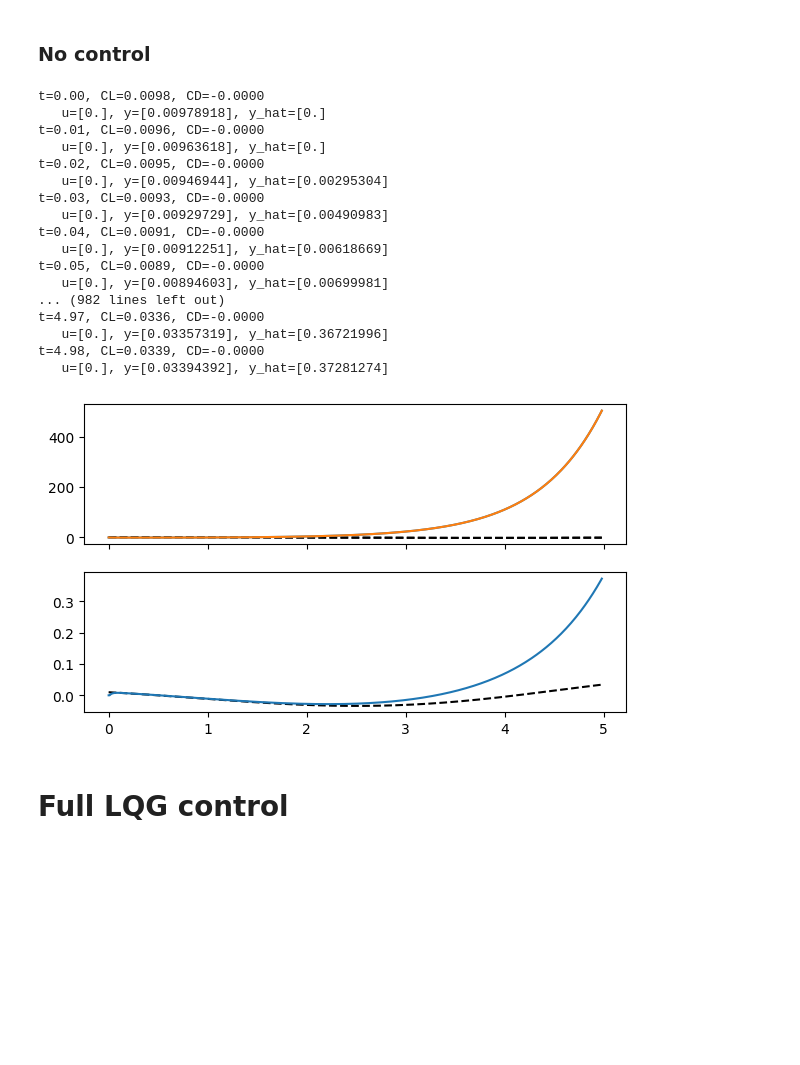
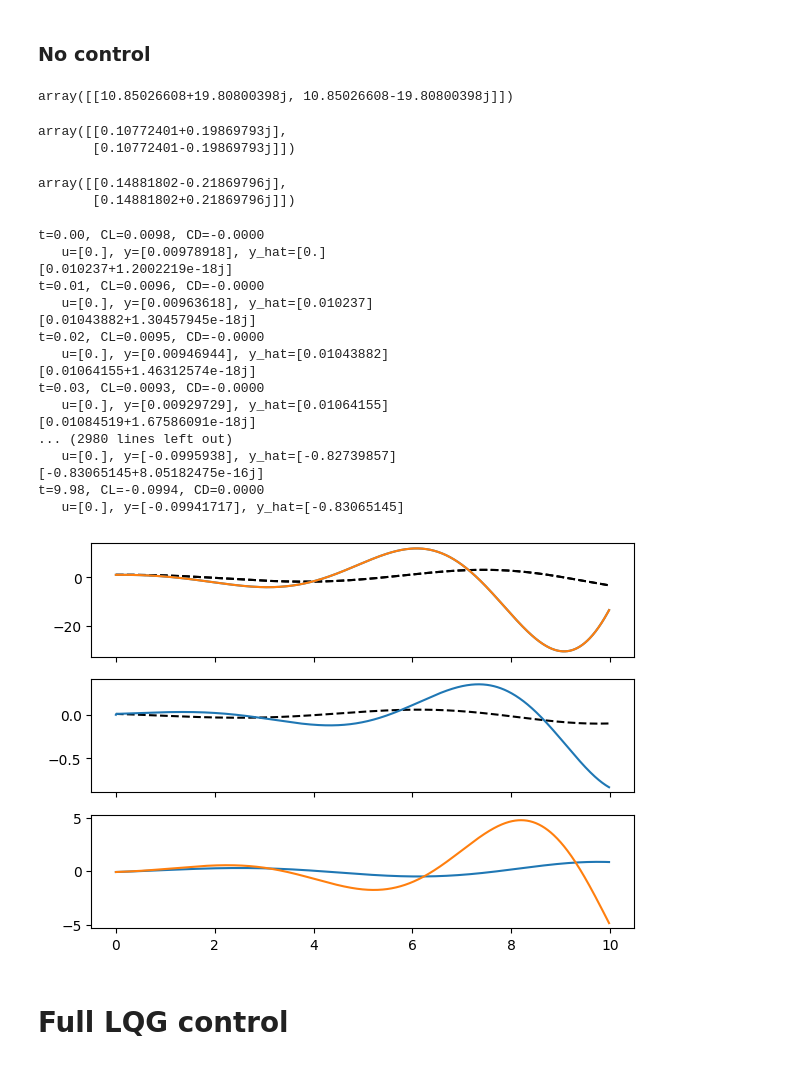
Before and after one commit to dynamicslab/hydrogym, a Jupyter notebook: examples/cylinder/model_reduction/global_proj.ipynb, the cells around one changed output. Drawn from its saved outputs; the diff is of its cells as text; code cells hidden in the pictures; blank space fills up the shorter version.

```diff
--- a/examples/cylinder/model_reduction/global_proj.ipynb
+++ b/examples/cylinder/model_reduction/global_proj.ipynb
@@ -693,6 +693,40 @@ C_kf = C_hat
 D_kf = D_hat
 # %% [markdown]
 ### No control
+# %%
+# Kalman filter
+L = np.zeros_like(C_hat.T)
+Rf = np.eye(p)
+Pf = linalg.solve_continuous_are(A_hat[:ru, :ru].T.conj(), C_hat[:, :ru].T.conj(), Q, Rf)
+Lu = linalg.solve(Rf, C_hat[:, :ru].conj()) @ Pf
+L[:ru, :] = Lu.T
+Lu
+# %% [output]
+array([[10.85026608+19.80800398j, 10.85026608-19.80800398j]])
+# %%
+# Zero-order hold on Kalman gains
+Ld = np.linalg.solve(A_hat, (A_kf - np.eye(r))) @ L
+Ld[:2]
+# %% [output]
+array([[0.10772401+0.19869793j],
+       [0.10772401-0.19869793j]])
+# %%
+# Kalman filter (discrete)
+
+def design_dlqe(A, C):
+    Q = np.zeros_like(A)
+    R = np.eye(C.shape[0], dtype=C.dtype)
+    P = linalg.solve_discrete_are(A.T.conj(), C.T.conj(), Q, R)
+    # L = linalg.solve(C.conj() @ P @ C.T.conj() + R, C.conj() @ P @ A.T.conj())
+    L = linalg.solve(C @ P @ C.T.conj() + R, C @ P @ A.T.conj())
+    return L.T
+
+L = np.zeros_like(C_hat.T)
+L[:ru, :] = design_dlqe(A_kf[:ru, :ru], C_kf[:, :ru])
+L[:ru]
+# %% [output]
+array([[0.14881802-0.21869796j],
+       [0.14881802+0.21869796j]])
 # %%
 # Second-order BDF time-stepping
 lin_flow = flow.linearize(qB)
@@ -704,7 +738,7 @@ J = lin_flow.J
 q0 = fd.project(ufl.real(V[0]), fn_space)
 q0.assign(q0 / flow.inner_product(q0, q0))
 
-tf = 5
+tf = 10
 dt = 0.01
 
 solver = LinearBDFSolver(fn_space, J, order=2, dt=dt, bcs=bcs, q0=q0, constant_jacobian=True)
@@ -734,9 +768,12 @@ for i in range(n_steps):
     # Update the Kalman filter estimate
     y[i] = CL
     if i > 0:
-        # y[i] = C_hat @ x[i] + D_hat * u[i-1]
-        y_hat[i] = np.real(C_hat @ (A_kf @ z[i-1] + B_kf @ u[i-1]) + D_kf * u[i-1])
-        z[i] = A_kf @ z[i-1] + B_kf @ u[i-1] - L @ (y[i] - y_hat[i])
+        y_hat[i] = np.real(C_kf @ (A_kf @ z[i-1] + B_kf @ u[i-1]) + D_kf * u[i-1])
+        z[i] = A_kf @ z[i-1] + B_kf @ u[i-1] + L @ (y[i] - y_hat[i])
+
+    else:
+        # DEBUG: exact projection for KF initial condition
+        z[i] = x[i]
 
     if i % 1 == 0:
         print(f"t={i*dt:.2f}, CL={CL_nat[i]:.4f}, CD={CD_nat[i]:.4f}")
@@ -744,32 +781,34 @@ for i in range(n_steps):
 # %% [output]
 t=0.00, CL=0.0098, CD=-0.0000
    u=[0.], y=[0.00978918], y_hat=[0.]
+[0.010237+1.2002219e-18j]
 t=0.01, CL=0.0096, CD=-0.0000
-   u=[0.], y=[0.00963618], y_hat=[0.]
+   u=[0.], y=[0.00963618], y_hat=[0.010237]
+[0.01043882+1.30457945e-18j]
 t=0.02, CL=0.0095, CD=-0.0000
-   u=[0.], y=[0.00946944], y_hat=[0.00295304]
+   u=[0.], y=[0.00946944], y_hat=[0.01043882]
+[0.01064155+1.46312574e-18j]
 t=0.03, CL=0.0093, CD=-0.0000
-   u=[0.], y=[0.00929729], y_hat=[0.00490983]
-t=0.04, CL=0.0091, CD=-0.0000
-   u=[0.], y=[0.00912251], y_hat=[0.00618669]
-t=0.05, CL=0.0089, CD=-0.0000
-   u=[0.], y=[0.00894603], y_hat=[0.00699981]
-... (982 lines left out)
-t=4.97, CL=0.0336, CD=-0.0000
-   u=[0.], y=[0.03357319], y_hat=[0.36721996]
-t=4.98, CL=0.0339, CD=-0.0000
-   u=[0.], y=[0.03394392], y_hat=[0.37281274]
+   u=[0.], y=[0.00929729], y_hat=[0.01064155]
+[0.01084519+1.67586091e-18j]
+... (2980 lines left out)
+   u=[0.], y=[-0.0995938], y_hat=[-0.82739857]
+[-0.83065145+8.05182475e-16j]
+t=9.98, CL=-0.0994, CD=0.0000
+   u=[0.], y=[-0.09941717], y_hat=[-0.83065145]
 # %%
 t = np.arange(n_steps) * dt
-fig, ax = plt.subplots(2, 1, figsize=(7, 4), sharex=True)
+fig, ax = plt.subplots(3, 1, figsize=(7, 5), sharex=True)
 # ax.plot(t, CL_nat)
 ax[0].plot(t, np.real(x[:, :2]), 'k--')
-ax[0].plot(t, np.real(z[:, :2]))
+ax[0].plot(t, np.real(1j * z[:, :2]))
 ax[1].plot(t, y, 'k--')
 ax[1].plot(t, y_hat)
+ax[2].plot(t, x @ K.T)
+ax[2].plot(t, z.conj() @ K.T)
 plt.show()
 # %% [output]
-[figure, old version]
+[figure, new version]
 # %%
 # # Observation vector
 # (u, p) = fd.split(q)
```
Also changed, not shown: parts of 4 cells of this notebook, 4 other files.
